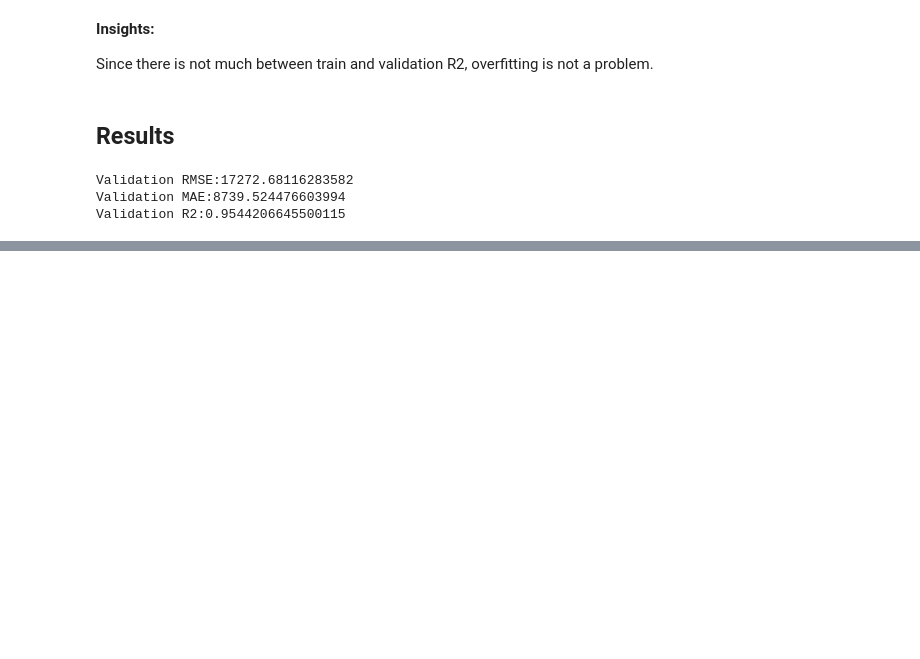
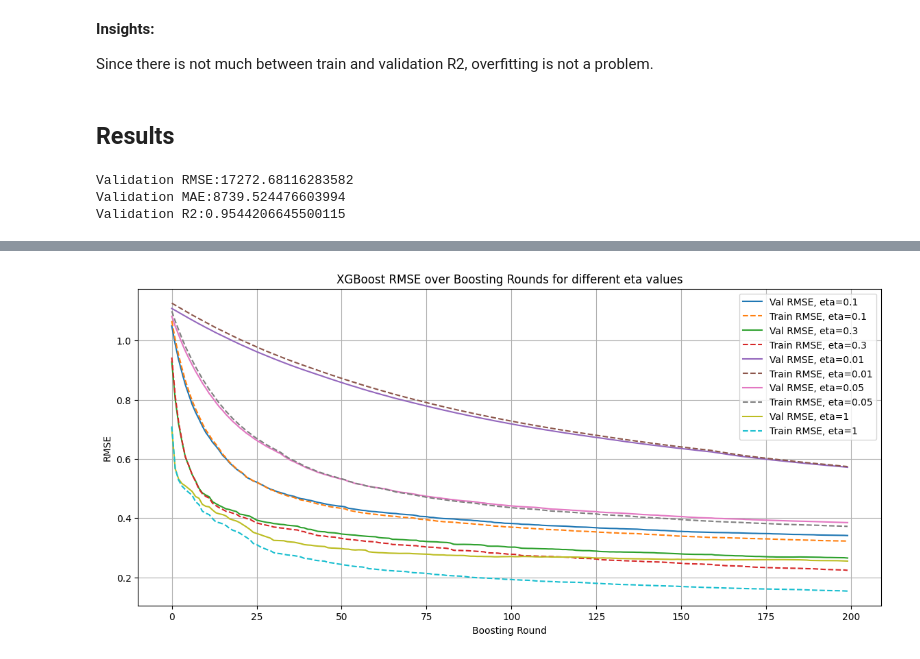
Before and after one commit to Rimsha-Bashir/crop-yield-prediction, a Jupyter notebook: notebooks/03_train_models.ipynb, the cells around one changed output, grey strips where cells are left out. Saved outputs shown, nothing was run; the diff lists cells and outputs as text; code cells hidden in the pictures; blank space fills up the shorter version.

Commit message:
Update 0_train_models.ipynb

```diff
--- a/notebooks/03_train_models.ipynb
+++ b/notebooks/03_train_models.ipynb
@@ -346,0 +440,15 @@ Validation R2:0.9544206645500115
+# %%
+results = {}
+
+
+for eta in [0.1, 0.3, 0.01, 0.05, 1]:
+    dv, model, df_metrics = xgb_train(
+        df_train, df_val, y_train_log, y_val_log,
+        eta=eta, num_boost_round=200, max_depth=5, min_child_weight=10
+    )
+
+    # Predict (log scale → original scale)
+    results[f'eta={eta}'] = df_metrics
+
+    print(f"\n=== ETA: {eta} ===")
+    print(df_metrics.head())
@@ -346,0 +473,17 @@ Validation R2:0.9544206645500115
+# %%
+metrics = ['train_rmse', 'val_rmse', 'train_mae', 'val_mae']  # metrics to plot
+
+plt.figure(figsize=(14, 6))
+
+for eta, df in results.items():
+    plt.plot(df['boost_round'], df['val_rmse'], label=f'Val RMSE, {eta}')
+    plt.plot(df['boost_round'], df['train_rmse'], label=f'Train RMSE, {eta}', linestyle='--')
+
+plt.xlabel('Boosting Round')
+plt.ylabel('RMSE')
+plt.title('XGBoost RMSE over Boosting Rounds for different eta values')
+plt.legend()
+plt.grid(True)
+plt.show()
+# %% [output]
+[figure, added]
```
Also changed, not shown: parts of 22 cells of this notebook.
